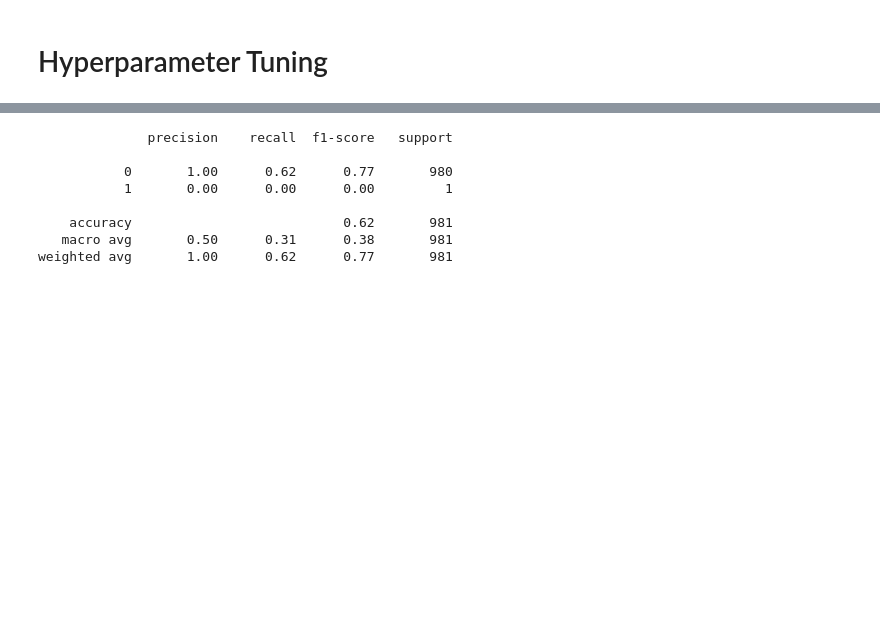
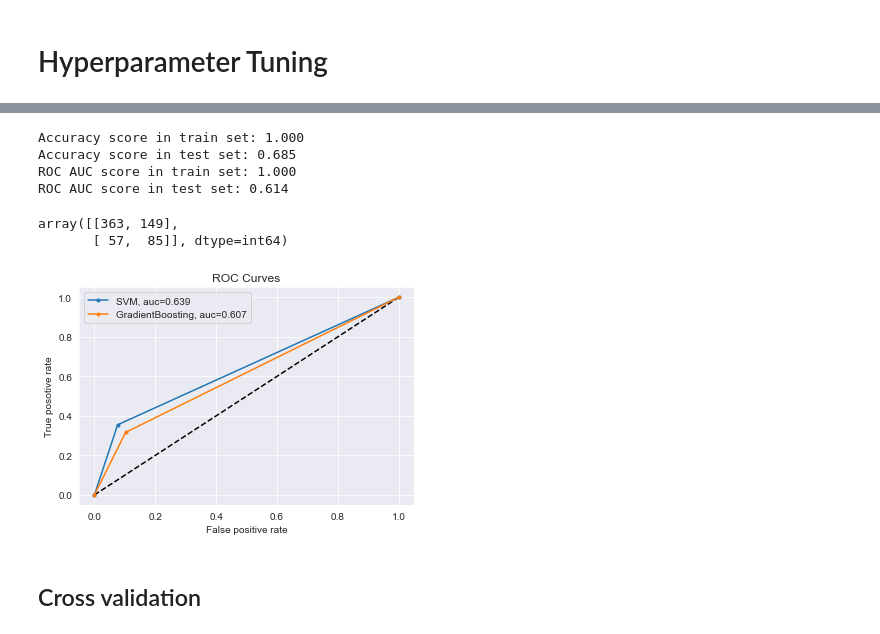
Before and after one commit to AleksanderWernik/Water_potability, a Jupyter notebook: Woda.ipynb, the cells around one changed output, grey strips where cells are left out. Cells and saved outputs as stored; diff of their text form; code cells hidden in the pictures; blank space fills up the shorter version.

```diff
--- a/Woda.ipynb
+++ b/Woda.ipynb
@@ -300,7 +361,9 @@ from sklearn.metrics import classification_report, confusion_matrix
 # %%
-rf = RandomForestClassifier()
-param_gridRF = {'n_estimators':[100,200,300], 'max_depth':list(range(6,12)), 'random_state': [42]}
+param_grid_SVM = {'C':[0.3, 0.6, 0.9],
+                  "gamma": [0.1, 0.2, 0.3],
+                  'random_state': [42]
+                 }
 # %%
-grid_rf = GridSearchCV(rf, param_gridRF, cv=10)
-grid_rf.fit(X_train, y_train)
+grid_svm = GridSearchCV(svm, param_grid_SVM, cv=10, n_jobs=-1, scoring = 'accuracy')
+grid_svm.fit(X_train, y_train)
 # %% [output]
@@ -317,7 +380,9 @@ Best score: 0.6644870910901708
 # %%
-rf9 = RandomForestClassifier(max_depth=9, random_state=42)  # default: 'max_features': 'sqrt', 'n_estimators': 100
-rf9.fit(X_train, y_train)
-rf9_results = rf9.predict(X_test)
-score_rf9 = precision_score(y_test, rf9_results)
-score_rf9
+grid_svm_results_train = grid_svm.best_estimator_.predict(X_train)
+grid_svm_results_test = grid_svm.best_estimator_.predict(X_test)
+
+print('Accuracy score in train set: {:.3f}'.format(accuracy_score(y_train, grid_svm_results_train)))
+print('Accuracy score in test set: {:.3f}'.format(accuracy_score(y_test, grid_svm_results_test)))
+print('ROC AUC score in train set: {:.3f}'.format(roc_auc_score(y_train, grid_svm_results_train)))
+print('ROC AUC score in test set: {:.3f}'.format(roc_auc_score(y_test, grid_svm_results_test)))
 # %% [output]
@@ -359,0 +395,11 @@ plt.show()
+# %%
+gb=GradientBoostingClassifier(random_state=42)
+gb.fit(X_train, y_train)
+
+gb_results_train = gb.predict(X_train)
+gb_results_test = gb.predict(X_test)
+
+print('Accuracy score in train set: {:.3f}'.format(accuracy_score(y_train, gb_results_train)))
+print('Accuracy score in test set: {:.3f}'.format(accuracy_score(y_test, gb_results_test)))
+print('ROC AUC score in train set: {:.3f}'.format(roc_auc_score(y_train, gb_results_train)))
+print('ROC AUC score in test set: {:.3f}'.format(roc_auc_score(y_test, gb_results_test)))
@@ -468,11 +453,36 @@ array([[611, 369],
-# %%
-print(classification_report(y_pred3, y_test))
-# %% [output]
-              precision    recall  f1-score   support
-
-           0       1.00      0.62      0.77       980
-           1       0.00      0.00      0.00         1
-
-    accuracy                           0.62       981
-   macro avg       0.50      0.31      0.38       981
-weighted avg       1.00      0.62      0.77       981
+# %%
+rf = RandomForestClassifier(random_state=42)
+rf.fit(X_train, y_train)
+
+rf_results_train = rf.predict(X_train)
+rf_results_test = rf.predict(X_test)
+
+print('Accuracy score in train set: {:.3f}'.format(accuracy_score(y_train, rf_results_train)))
+print('Accuracy score in test set: {:.3f}'.format(accuracy_score(y_test, rf_results_test)))
+print('ROC AUC score in train set: {:.3f}'.format(roc_auc_score(y_train, rf_results_train)))
+print('ROC AUC score in test set: {:.3f}'.format(roc_auc_score(y_test, rf_results_test)))
+# %% [output]
+Accuracy score in train set: 1.000
+Accuracy score in test set: 0.685
+ROC AUC score in train set: 1.000
+ROC AUC score in test set: 0.614
+# %%
+confusion_matrix(rf_results_test, y_test)
+# %% [output]
+array([[363, 149],
+       [ 57,  85]], dtype=int64)
+# %%
+fpr1, tpr1, thresholds1 = roc_curve(y_test, svm_results_test)
+fpr2, tpr2, thresholds2 = roc_curve(y_test, gb_results_test)
+plt.plot([0,1], [0,1], 'k--')
+plt.plot(fpr1, tpr1, marker='.', label='SVM, auc='+str(round(roc_auc_score(y_test, svm_results_test),3)))
+plt.plot(fpr2, tpr2, marker='.', label='GradientBoosting, auc='+str(round(roc_auc_score(y_test, gb_results_test),3)))
+plt.xlabel('False positive rate')
+plt.ylabel('True posotive rate')
+plt.title('ROC Curves')
+plt.legend()
+plt.show()
+# %% [output]
+[figure, new version]
+# %% [markdown]
+## Cross validation
```
Also changed, not shown: parts of 43 cells of this notebook.
